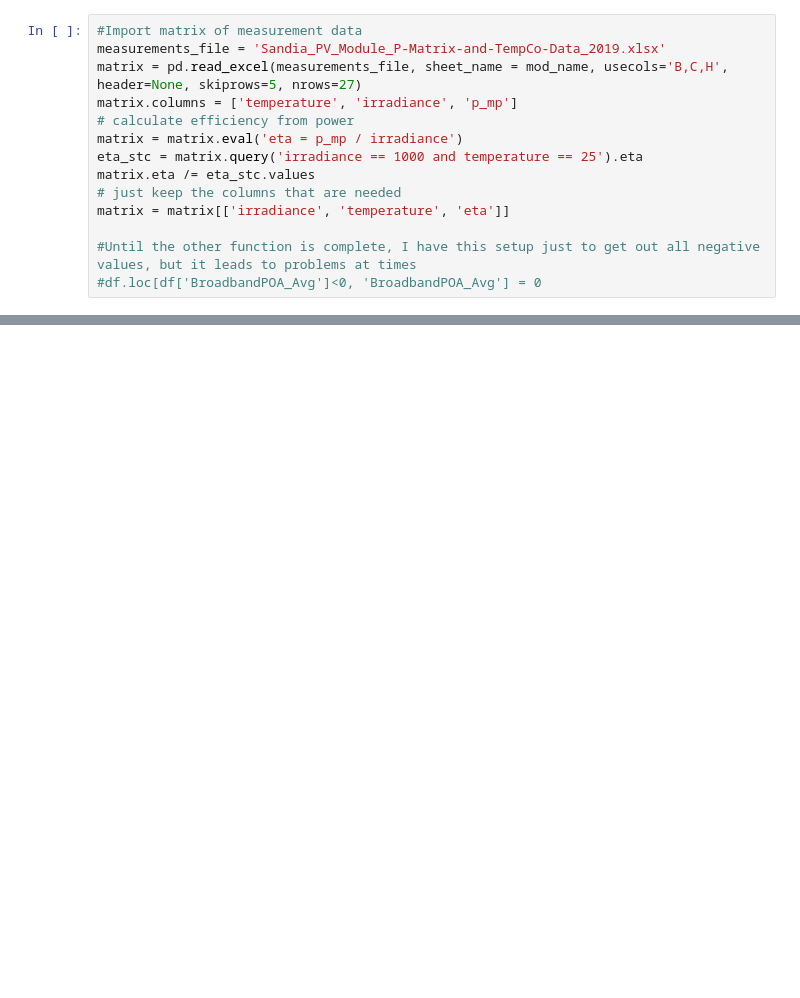
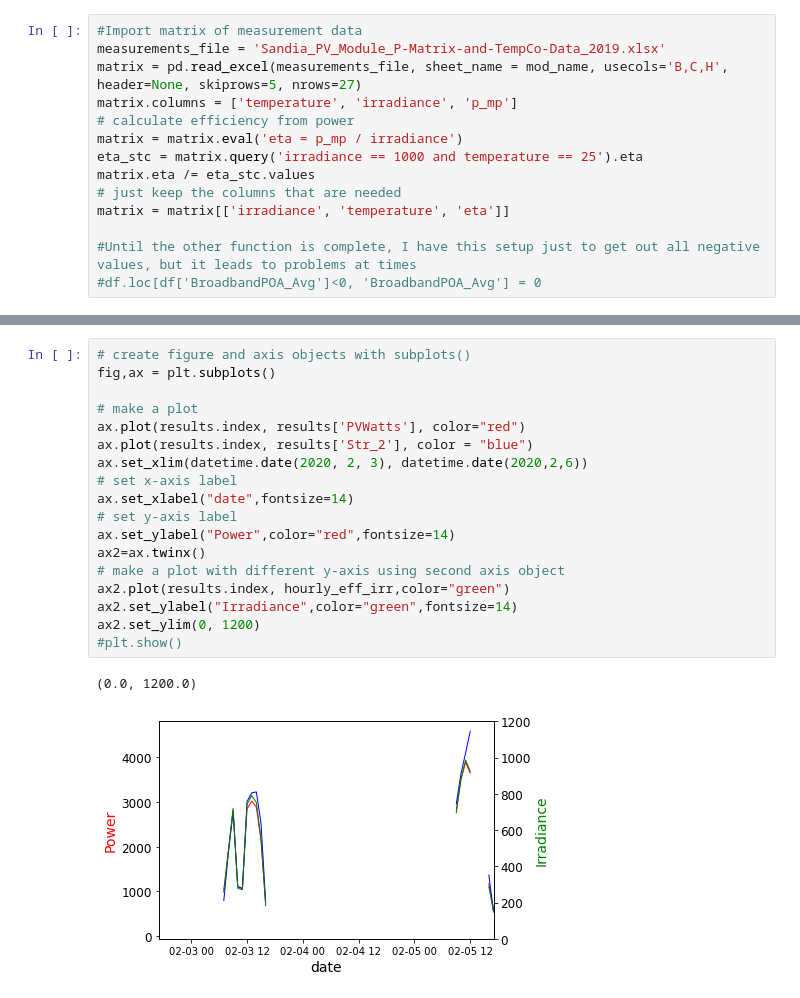
Before and after one commit to lmdeville/PV-Modeling, a Jupyter notebook: PVLT/PVLT.ipynb, the cells around one changed output, grey strips where cells are left out. Saved outputs shown, nothing was run; the diff lists cells and outputs as text; blank space fills up the shorter version.

```diff
--- a/PVLT/PVLT.ipynb
+++ b/PVLT/PVLT.ipynb
@@ -244,0 +425,21 @@ ax.set_ylim([0,50])
+# %%
+# create figure and axis objects with subplots()
+fig,ax = plt.subplots()
+
+# make a plot
+ax.plot(results.index, results['PVWatts'], color="red")
+ax.plot(results.index, results['Str_2'], color = "blue")
+ax.set_xlim(datetime.date(2020, 2, 3), datetime.date(2020,2,6))
+# set x-axis label
+ax.set_xlabel("date",fontsize=14)
+# set y-axis label
+ax.set_ylabel("Power",color="red",fontsize=14)
+ax2=ax.twinx()
+# make a plot with different y-axis using second axis object
+ax2.plot(results.index, hourly_eff_irr,color="green")
+ax2.set_ylabel("Irradiance",color="green",fontsize=14)
+ax2.set_ylim(0, 1200)
+#plt.show()
+# %% [output]
+(0.0, 1200.0)
+[figure, added]
```
Also changed, not shown: parts of 45 cells of this notebook.
